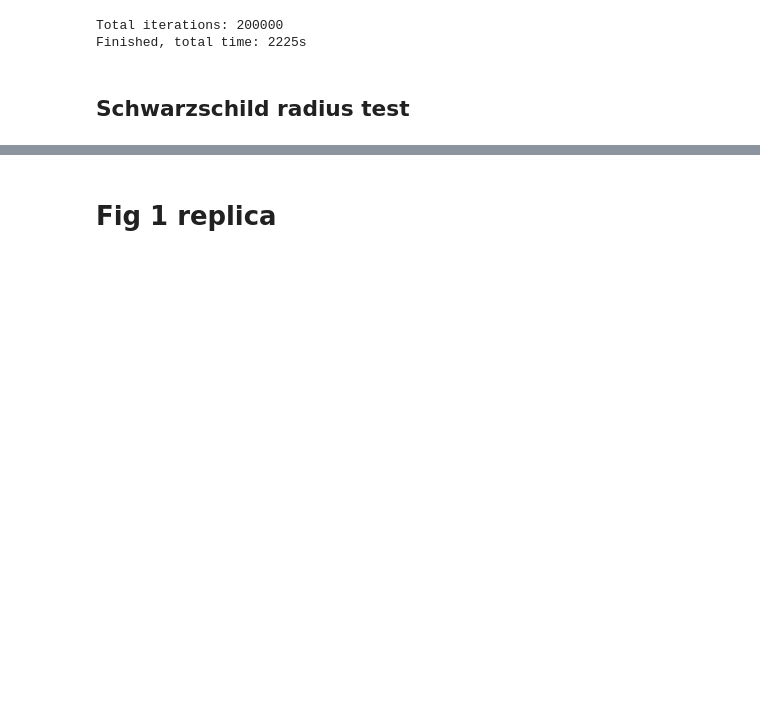
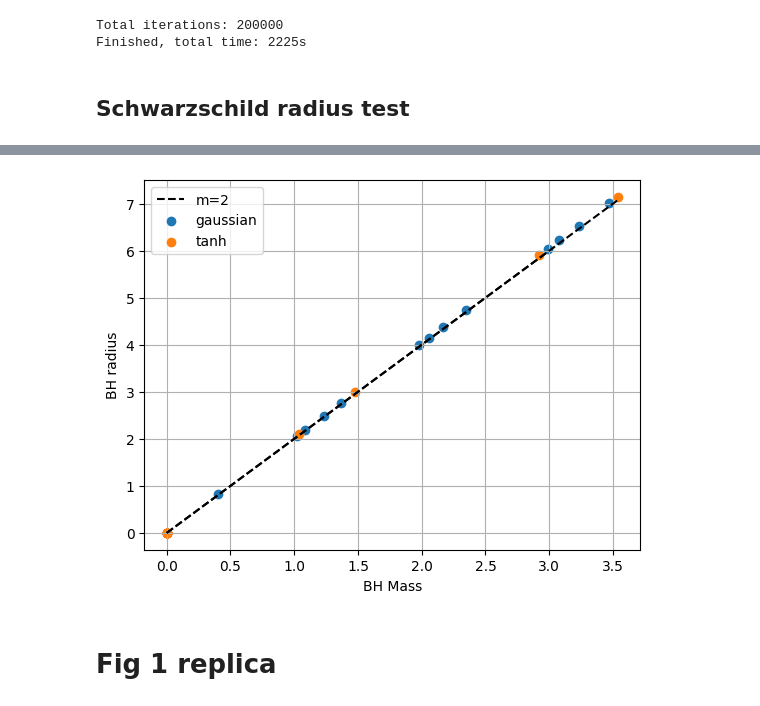
Before and after one commit to OtroBenja/Critical-collapse, a Jupyter notebook: plot.ipynb, the cells around one changed output, grey strips where cells are left out. Drawn from its saved outputs; the diff is of its cells as text; code cells hidden in the pictures; blank space fills up the shorter version.

```diff
--- a/plot.ipynb
+++ b/plot.ipynb
@@ -645,39 +681,50 @@ for d in ds:
 # %%
 critical_p0 = 1.9154831466382175e-06
 critical_radius = 0.078
 critical_mass = 0.03925
 
 from scipy.stats import linregress
 
 #Get all radius and p0
 from os import listdir
 folder_files = listdir()
 folder_files = [f for f in folder_files if (f.startswith('Output') and f.endswith('.dat'))]
 #Sort by modification date
 folder_files.sort(key=getmtime)
 
-results_df = pd.DataFrame(columns=['Radius','Mass','phi0'])
+tanh_df = pd.DataFrame(columns=['Radius','Mass','phi0'])
+gauss_df = pd.DataFrame(columns=['Radius','Mass','phi0'])
 for i, file in enumerate(folder_files):
     #Get parameters from the simulation
     mass0 = 1
     BHradius = read_params(file)['BH radius']
     BHmass = read_params(file)['BH mass']
     phi0 = read_params(file)['p0']
     #Add values to the dataframe
     new_row = pd.DataFrame([[BHradius,BHmass,phi0,mass0]],columns=['BHRadius','BHMass','phi0','Mass0'])
-    results_df = pd.concat((results_df,new_row),ignore_index=True)
+    if read_params(file)['fType'] == 'Exponential':
+        gauss_df = pd.concat((gauss_df,new_row),ignore_index=True)
+    if read_params(file)['fType'] == 'Hyperbolic Tan':
+        tanh_df = pd.concat((tanh_df,new_row),ignore_index=True)
 #Plot log(delta r0) vs log(delta phi0)
-mass = results_df['BHMass'].values
-mass_frac = results_df['BHMass'].values/results_df['Mass0'].values
-radius = results_df['BHRadius'].values
+gauss_mass = gauss_df['BHMass'].values
+gauss_mass_frac = gauss_df['BHMass'].values/gauss_df['Mass0'].values
+gauss_radius = gauss_df['BHRadius'].values
+tanh_mass = tanh_df['BHMass'].values
+tanh_mass_frac = tanh_df['BHMass'].values/tanh_df['Mass0'].values
+tanh_radius = tanh_df['BHRadius'].values
 
-plt.scatter(mass,radius)
+plt.plot((0,gauss_mass[-1]),(0,2*gauss_mass[-1]),'--k',label='m=2')
+plt.plot((0,tanh_mass[-1]),(0,2*tanh_mass[-1]),'--k')
+plt.scatter(gauss_mass,gauss_radius,label='gaussian')
+plt.scatter(tanh_mass,tanh_radius,label='tanh')
 plt.ylabel('BH radius')
 plt.xlabel('BH Mass')
-plt.plot((0,mass[-1]),(0,2*mass[-1]),'-r',label='m=2')
 plt.legend()
 plt.grid()
 plt.show()
+# %% [output]
+[figure, added]
 # %% [markdown]
 # Fig 1 replica
 # %%
```
Also changed, not shown: parts of 4 cells of this notebook, 4 other files.
